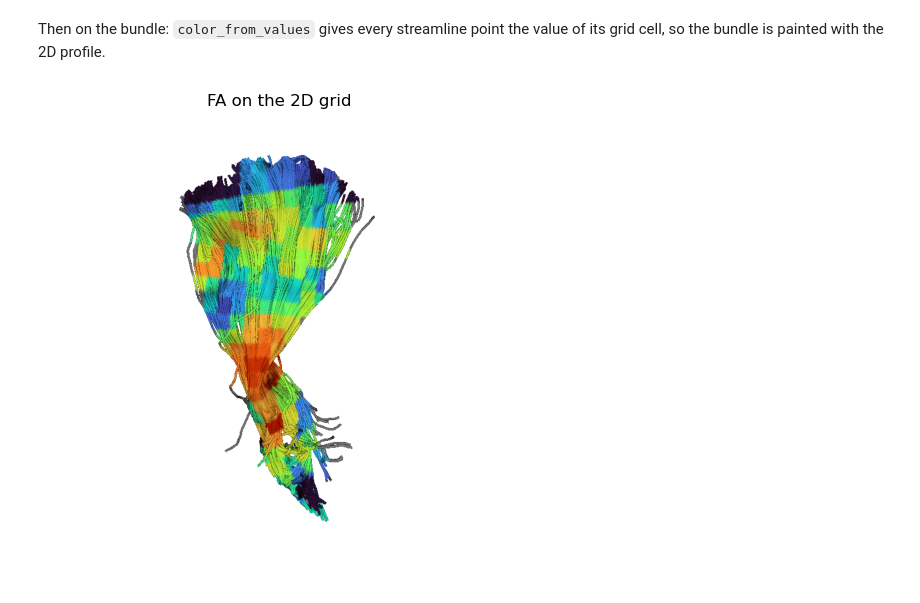
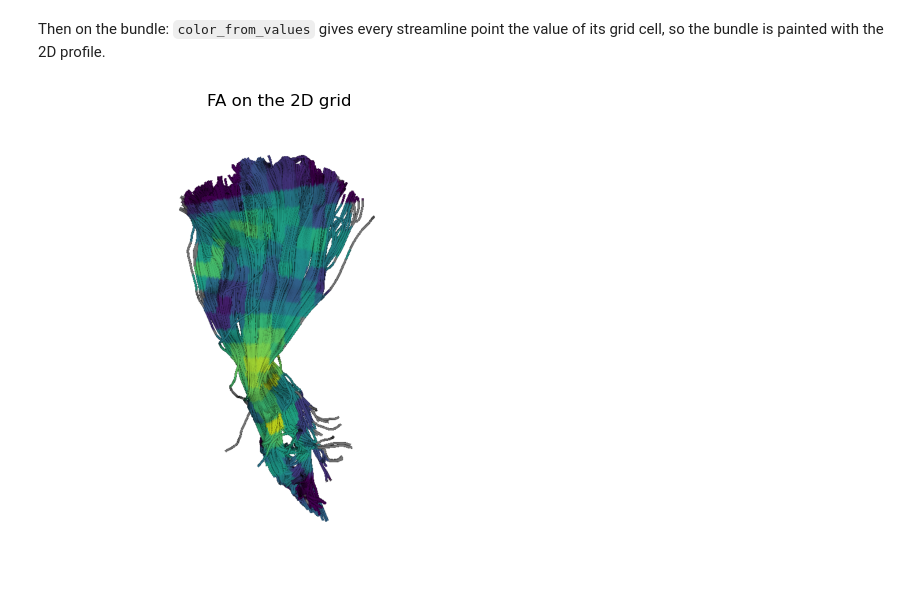
Before and after one commit to wendyfyx/SPECTRA, a Jupyter notebook: tutorials/spectra_tutorial_profile.ipynb, the cells around one changed output. Saved outputs shown, nothing was run; the diff lists cells and outputs as text; code cells hidden in the pictures.

```diff
--- a/tutorials/spectra_tutorial_profile.ipynb
+++ b/tutorials/spectra_tutorial_profile.ipynb
@@ -176,13 +176,13 @@ plt.show()
 Then on the bundle: `color_from_values` gives every streamline point the value of its grid cell, so the bundle is painted with the 2D profile.
 # %%
 fa_colors = color_from_values(fa_grid, s_index, r_index, valid_mask=valid_mask,
-                              cmap='turbo', vmin=VMIN, vmax=VMAX)
+                              cmap='viridis', vmin=VMIN, vmax=VMAX)
 img_fa = render_bundle(rec_bundle, fa_colors)
 
 fig, ax = plt.subplots(figsize=(6, 6))
 ax.imshow(img_fa)
 ax.set_title('FA on the 2D grid')
 ax.axis('off')
 plt.show()
 # %% [output]
-[figure, old version]
+[figure, new version]
```
Also changed, not shown: parts of 2 cells of this notebook, 1 other file.
